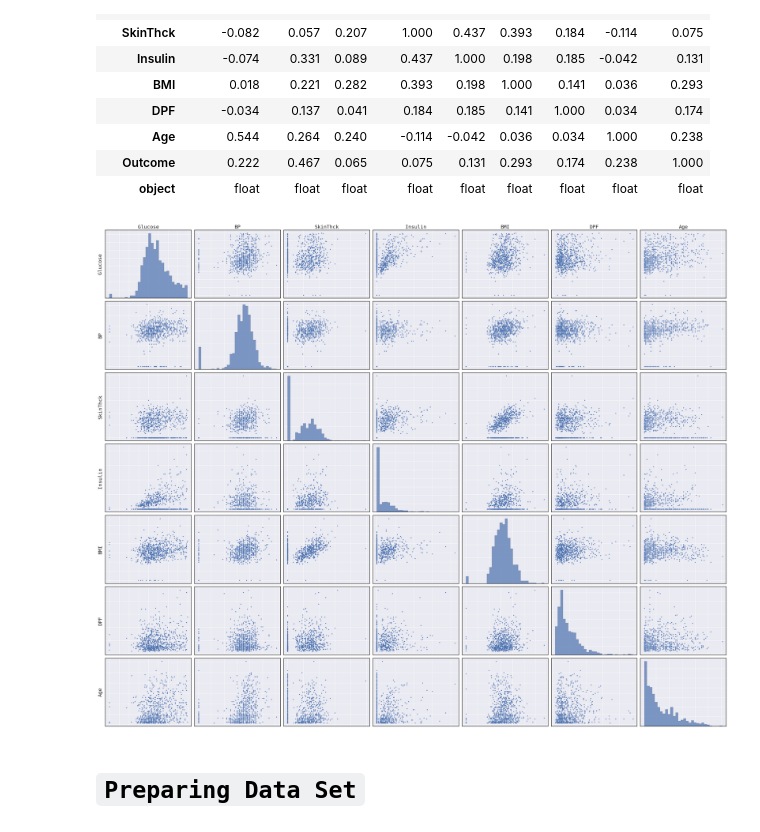
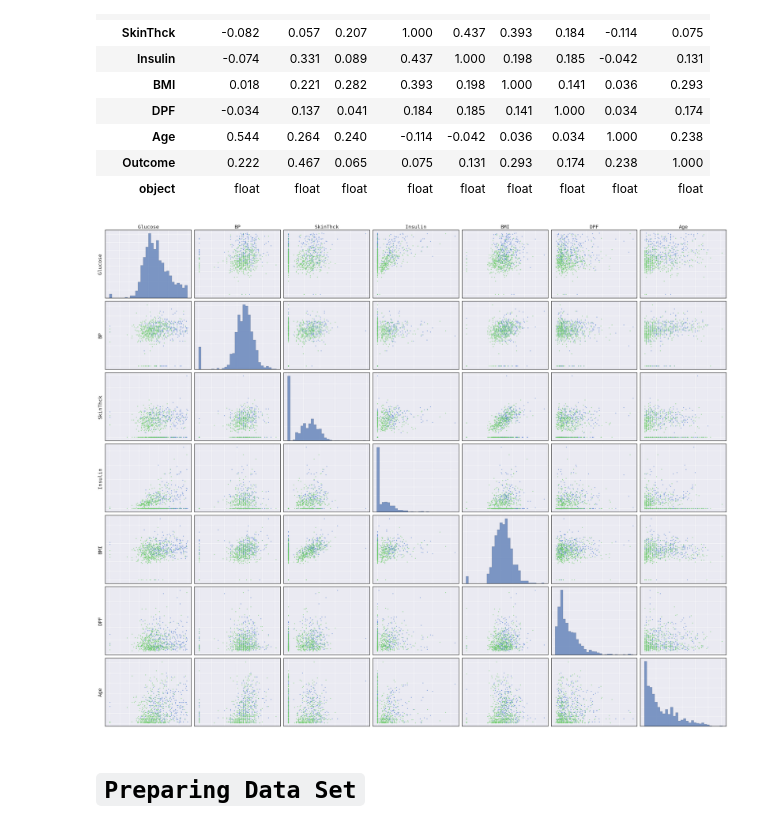
Before and after one commit to luciancooper/ada-II, a Jupyter notebook: Diabetes_Classification.ipynb, the cells around one changed output. Drawn from its saved outputs; the diff is of its cells as text; code cells hidden in the pictures.

Commit message:
Added FacetHue Functionality to scatterplot matrix plotting

```diff
--- a/Diabetes_Classification.ipynb
+++ b/Diabetes_Classification.ipynb
@@ -208,9 +208,10 @@ DataFrame[9 x 9]
 | Outcome | 0.222 | 0.467 | 0.065 | 0.075 | 0.131 | 0.293 | 0.174 | 0.238 | 1.000 |
 | object | float | float | float | float | float | float | float | float | float |
 # %%
-pygraph.scatterplot_matrix(features.drop('Pregnancies',axis=1),show=True)
+#pygraph.scatterplot_matrix(features.drop('Pregnancies',axis=1),show=True)
+pygraph.scatterplot_matrix(diabetes.drop('Pregnancies',axis=1),facet_hue='Outcome',show=True)
 # %% [output]
-[figure, old version]
+[figure, new version]
 # %% [markdown]
 # `Preparing Data Set`
 # %%
```
Also changed, not shown: 1 other file.
